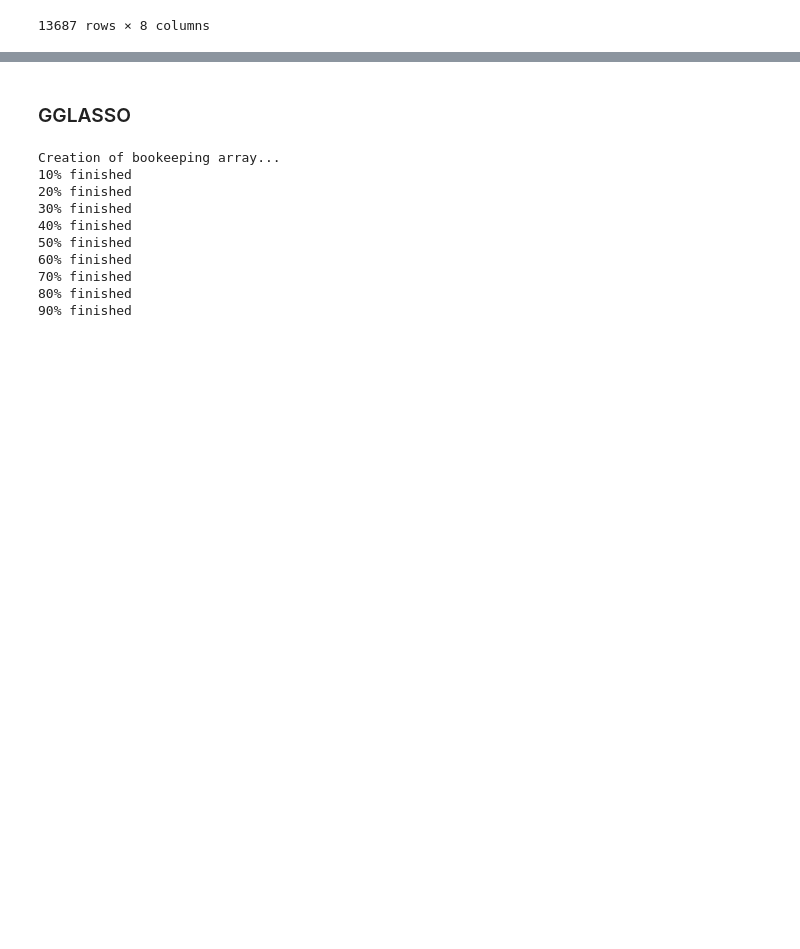
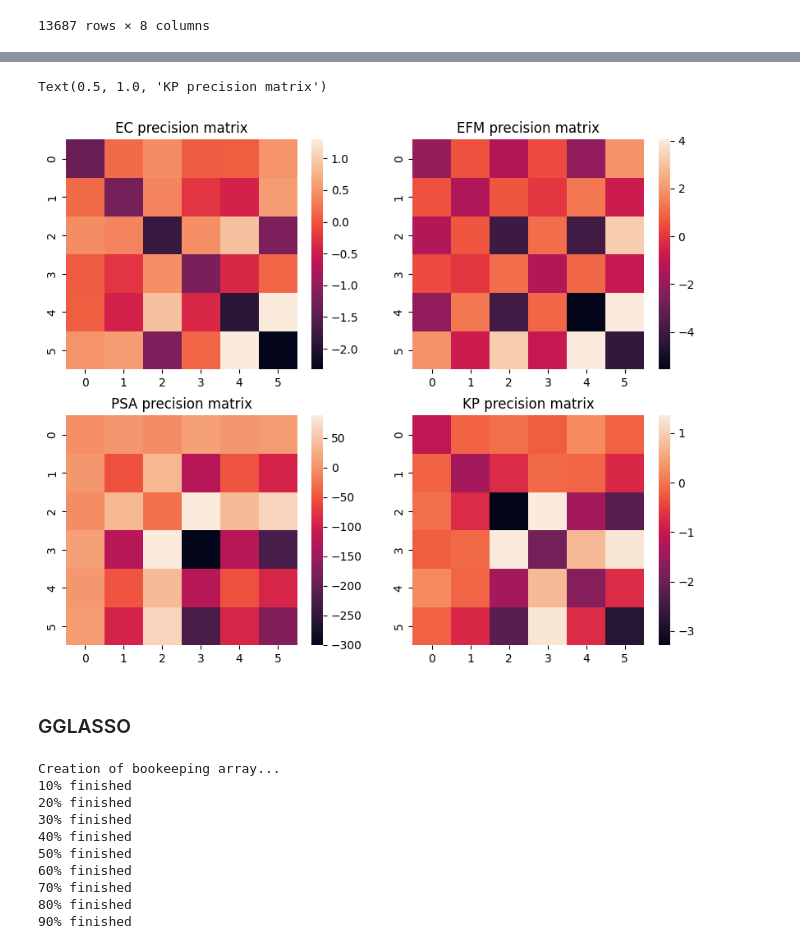
Before and after one commit to leuschjanphilipp/BacDrop-ggi, a Jupyter notebook: notebooks/03_mRNA_ggl.ipynb, the cells around one changed output, grey strips where cells are left out. Cells and saved outputs as stored; diff of their text form; code cells hidden in the pictures; blank space fills up the shorter version.

```diff
--- a/notebooks/03_mRNA_ggl.ipynb
+++ b/notebooks/03_mRNA_ggl.ipynb
@@ -115,9 +123,15 @@ data_nSBM["SC_proteins"].varm["protein_hierarchy"]
 | WP_032417945.1 | lev00totlen11212 | forDFlev11212 | forDFlev21212 | forDFlev31212 | forDFlev41212 | forDFlev51212 | forDFlev61212 | root |
 13687 rows × 8 columns
 # %%
-intersection_genes = set(data_nSBM["SC_proteins"].varm["protein_hierarchy"].loc[ec_gc5.var["protein"]]["lev6"].values).intersection(
-    set(data_nSBM["SC_proteins"].varm["protein_hierarchy"].loc[efm_gc5.var["protein"]]["lev6"].values),
-    set(data_nSBM["SC_proteins"].varm["protein_hierarchy"].loc[psa_gc5.var["protein"]]["lev6"].values),
-    set(data_nSBM["SC_proteins"].varm["protein_hierarchy"].loc[kp_gc5.var["protein"]]["lev6"].values))
-intersection_genes
+intersections_clusters_dict = {}
+
+for name, dataset in zip(["gc5_mRNA", "gc1_mRNA", "gc5_rRNA", "gc1_rRNA"], [strains_gc5_mRNA, strains_gc1_mRNA, strains_gc5_rRNA, strains_gc1_rRNA]):
+
+    intersec = set(data_nSBM["SC_proteins"].varm["protein_hierarchy"].loc[dataset["ec"].var["protein"]]["lev6"].values).intersection(
+    set(data_nSBM["SC_proteins"].varm["protein_hierarchy"].loc[dataset["efm"].var["protein"]]["lev6"].values),
+    set(data_nSBM["SC_proteins"].varm["protein_hierarchy"].loc[dataset["psa"].var["protein"]]["lev6"].values),
+    set(data_nSBM["SC_proteins"].varm["protein_hierarchy"].loc[dataset["kp"].var["protein"]]["lev6"].values))
+
+    intersections_clusters_dict[name] = intersec
+    print(name, len(intersec))
 # %% [output]
@@ -196,0 +179,6 @@ array([[ 1.        ,  0.33791441,  0.17852063, -0.29911702, -0.07229145,
+# %%
+Ns = {"gc5_mRNA": min([adata.shape[0] for adata in list(strains_gc5_mRNA.values())]),
+      "gc1_mRNA": min([adata.shape[0] for adata in list(strains_gc1_mRNA.values())]),
+      "gc5_rRNA": min([adata.shape[0] for adata in list(strains_gc5_rRNA.values())]),
+      "gc1_rRNA": min([adata.shape[0] for adata in list(strains_gc1_rRNA.values())])}
+Ns
@@ -196,0 +187,2 @@ array([[ 1.        ,  0.33791441,  0.17852063, -0.29911702, -0.07229145,
+# %%
+S_gc5_mRNA, all_obs_gc5_mRNA = create_S_and_all_obs(strains_gc5_mRNA, Ns["gc5_mRNA"], intersections_clusters_dict["gc5_mRNA"])
@@ -196,0 +201,3 @@ array([[ 1.        ,  0.33791441,  0.17852063, -0.29911702, -0.07229145,
+# %%
+P = glasso_problem(S=S_gc5_mRNA, N=Ns["gc5_mRNA"], reg_params={"lambda1": 0.05, "lambda2": 0.05}, latent=False, do_scaling=False)
+print(P)
@@ -197,3 +233,19 @@ array([[ 1.        ,  0.33791441,  0.17852063, -0.29911702, -0.07229145,
+# %%
+#draw 1
+fig, axes = plt.subplots(2, 2, figsize=(10, 8))
+
+sns.heatmap(P.solution.precision_[0] * -1, ax=axes[0,0])
+sns.heatmap(P.solution.precision_[1] * -1, ax=axes[0,1])
+sns.heatmap(P.solution.precision_[2] * -1, ax=axes[1,0])
+sns.heatmap(P.solution.precision_[3] * -1, ax=axes[1,1])
+
+axes[0, 0].set_title('EC precision matrix')
+axes[0, 1].set_title('EFM precision matrix')
+axes[1, 0].set_title('PSA precision matrix')
+axes[1, 1].set_title('KP precision matrix')
+# %% [output]
+Text(0.5, 1.0, 'KP precision matrix')
+[figure, added]
 # %% [markdown]
 ### GGLASSO
 # %%
```
Also changed, not shown: parts of 20 cells of this notebook.
